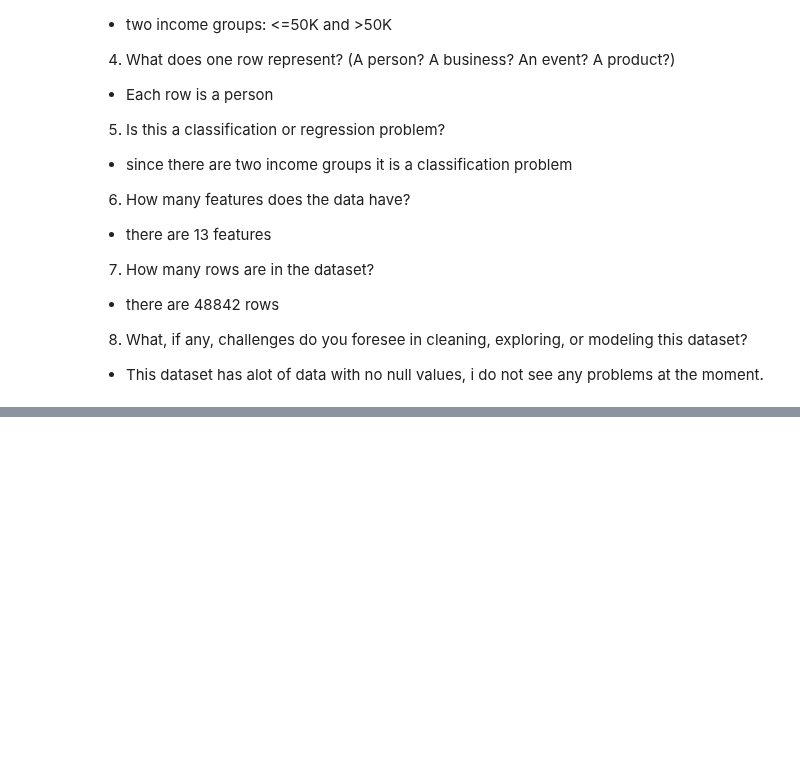
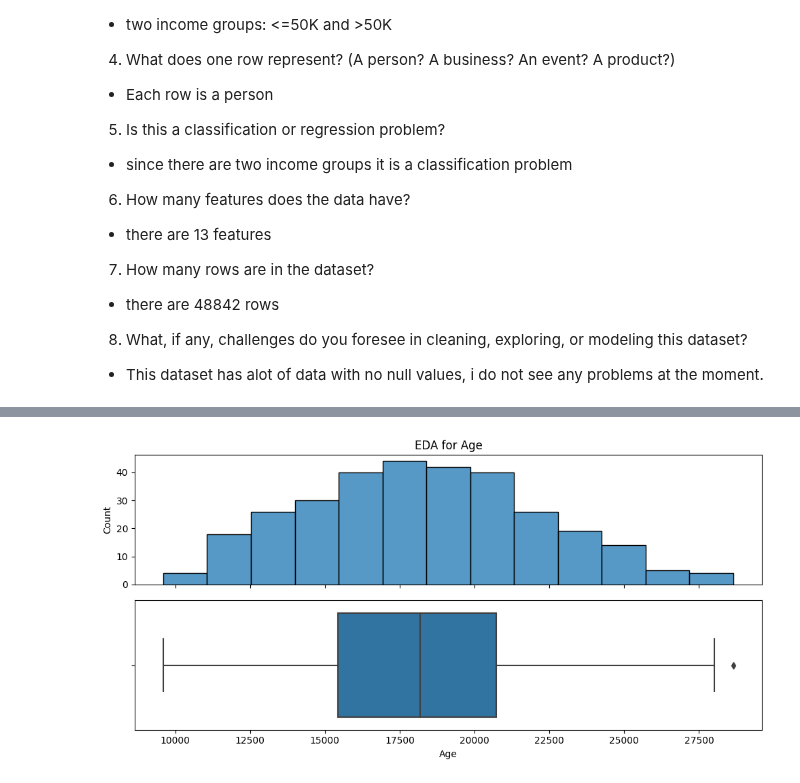
Before and after one commit to mvidales775/Project-2, a Jupyter notebook: Project_2.ipynb, the cells around one changed output, grey strips where cells are left out. Cells and saved outputs as stored; diff of their text form; code cells hidden in the pictures; blank space fills up the shorter version.

```diff
--- a/Project_2.ipynb
+++ b/Project_2.ipynb
@@ -54,0 +212,4 @@
+# %%
+plot_numeric(df,'Age')
+# %% [output]
+[figure, added]
```
Also changed, not shown: parts of 38 cells of this notebook.
